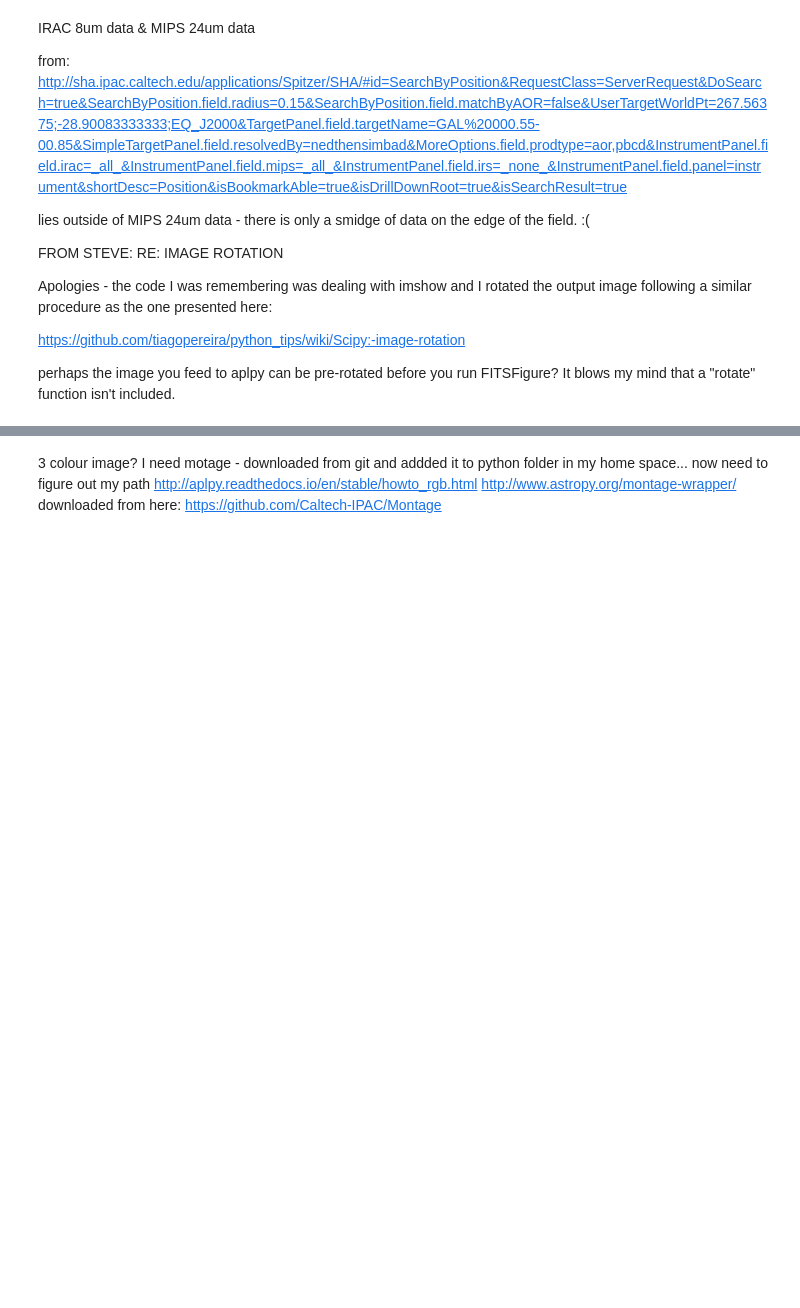
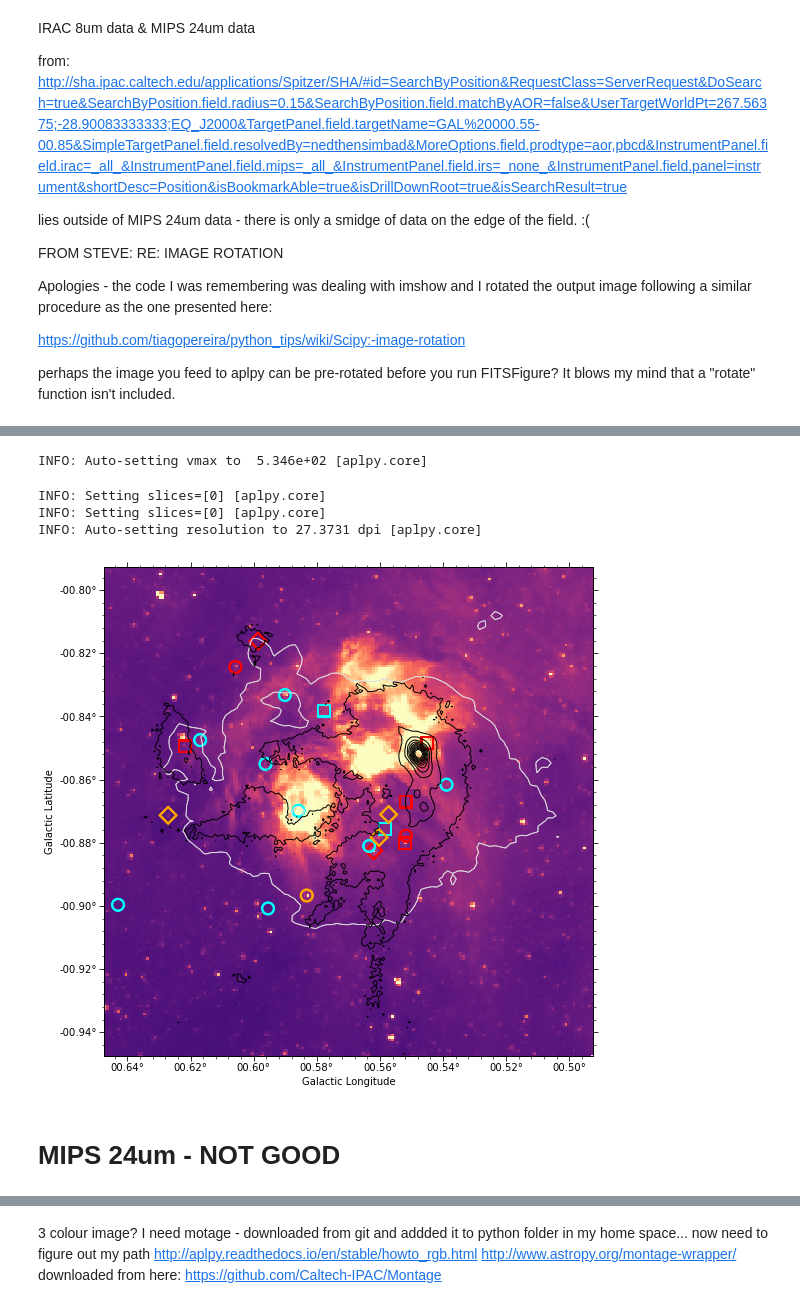
Before and after one commit to parsonsh/eaoTools, a Jupyter notebook: investigating-harp.ipynb, the cells around one changed output, grey strips where cells are left out. Cells and saved outputs as stored; diff of their text form; code cells hidden in the pictures; blank space fills up the shorter version.

```diff
--- a/investigating-harp.ipynb
+++ b/investigating-harp.ipynb
@@ -43,6 +44,10 @@ fitsfile_13co_tex = '/Users/hparsons/Documents/EAO/Research/JellyFish/data/13co/
 
 fitsfile_13coc18o_ratio = '/Users/hparsons/Documents/EAO/Research/JellyFish/data/R1318_5sigma.fits'
 
+
+GennaroYSOsTable = '/Users/hparsons/Documents/EAO/Research/JellyFish/data/Jellyfish_YSOs_gennaro.txt'
+GennaroYSOs =  ascii.read(GennaroYSOsTable)
+
 rms_12co_integ = 8
 rms_13co_integ = 5
 rms_s850_integ = None
@@ -339,3 +357,62 @@ irac8um_im.savefig('/Users/hparsons/Documents/EAO/Research/JellyFish/images/Jell
+# %%
+irac8um_im = aplpy.FITSFigure(fitsfile_irac_8um)
+irac8um_im.show_colorscale(vmin=0,cmap='magma',stretch='sqrt') #
+#irac8um_im.recenter(position_Jelly.fk5.ra.deg,position_Jelly.fk5.dec.deg, width=0.16, height=0.16)
+irac8um_im.recenter(position_Jelly.l.deg,position_Jelly.b.deg, width=0.155, height=0.155)
+
+irac8um_im.tick_labels.set_xformat('ddd.dd')
+irac8um_im.tick_labels.set_yformat('ddd.dd')
+
+irac8um_im.ticks.show_x()
+irac8um_im.ticks.show_y()
+irac8um_im.ticks.set_color('black')
+irac8um_im.ticks.set_length(5)
+
+sc2_integ_contourlevels = np.arange(0.5, 30, 2.5)
+#co_integ_contourlevels = np.arange(50, 800, 50)
+
+for x in range(len(GennaroYSOs['l'])):
+    l = GennaroYSOs['l'][x]
+    b = GennaroYSOs['b'][x]
+    YSO_type = GennaroYSOs['Type'][x]
+    YSO_JHK = GennaroYSOs['JHK'][x]
+#    print (l,b,YSO_type, YSO_JHK)
+    if YSO_type == 1:
+        markercolor='red'
+    if YSO_type == 2:
+        markercolor="aqua"
+    if YSO_type == 3:
+        markercolor="orange"
+    if YSO_JHK == 0.0:
+        markermarker ='x' # crosses
+    if YSO_JHK == 1.0:
+        markermarker ='D' # diamonds
+    if YSO_JHK == 2.0:
+        markermarker ='s' # Squares
+    if YSO_JHK == 3.0:
+        markermarker ='o' # Circles
+    irac8um_im.show_markers(l,b, edgecolor=markercolor, marker=markermarker, s=110, alpha=1.0) # , facecolor='none'
+    irac8um_im.show_markers(l,b, edgecolor=markercolor, marker=markermarker, s=120, alpha=1.0) # , facecolor='none'
+    irac8um_im.show_markers(l,b, edgecolor=markercolor, marker=markermarker, s=130, alpha=1.0) # , facecolor='none'
+    irac8um_im.show_markers(l,b, edgecolor=markercolor, marker=markermarker, s=140, alpha=1.0) # , facecolor='none'
+    irac8um_im.show_markers(l,b, edgecolor=markercolor, marker=markermarker, s=150, alpha=1.0) # , facecolor='none'
+    irac8um_im.show_markers(l,b, edgecolor=markercolor, marker=markermarker, s=160, alpha=1.0) # , facecolor='none'
+    irac8um_im.show_markers(l,b, edgecolor=markercolor, marker=markermarker, s=170, alpha=1.0) # , facecolor='none'
+
+irac8um_im.show_contour(fitsfile_12co_integ, levels=[100.0], colors='white', linewidths=1.0)
+irac8um_im.show_contour(fitsfile_12co_integ, levels=[100.0], colors='silver', linewidths=0.5)
+irac8um_im.show_contour(fitsfile_s850_integ, levels=sc2_integ_contourlevels, colors='black', linewidths=1.0)
+
+irac8um_im.savefig('/Users/hparsons/Documents/EAO/Research/JellyFish/images/Jellyfish-irac8um-contours-gennaro.pdf')
+irac8um_im.savefig('/Users/hparsons/Documents/EAO/Research/JellyFish/images/Jellyfish-irac8um-contours-gennaro.png')
+# %% [output]
+INFO: Auto-setting vmax to  5.346e+02 [aplpy.core]
+INFO: Setting slices=[0] [aplpy.core]
+INFO: Setting slices=[0] [aplpy.core]
+INFO: Auto-setting resolution to 27.3731 dpi [aplpy.core]
+[figure, added]
+# %% [markdown]
+# MIPS 24um - NOT GOOD
 # %%
 mips24um_im = aplpy.FITSFigure(fitsfile_mips_24um)
 mips24um_im.show_colorscale(vmin=0,cmap='magma',stretch='sqrt') #
```
Also changed, not shown: parts of 8 cells of this notebook.
